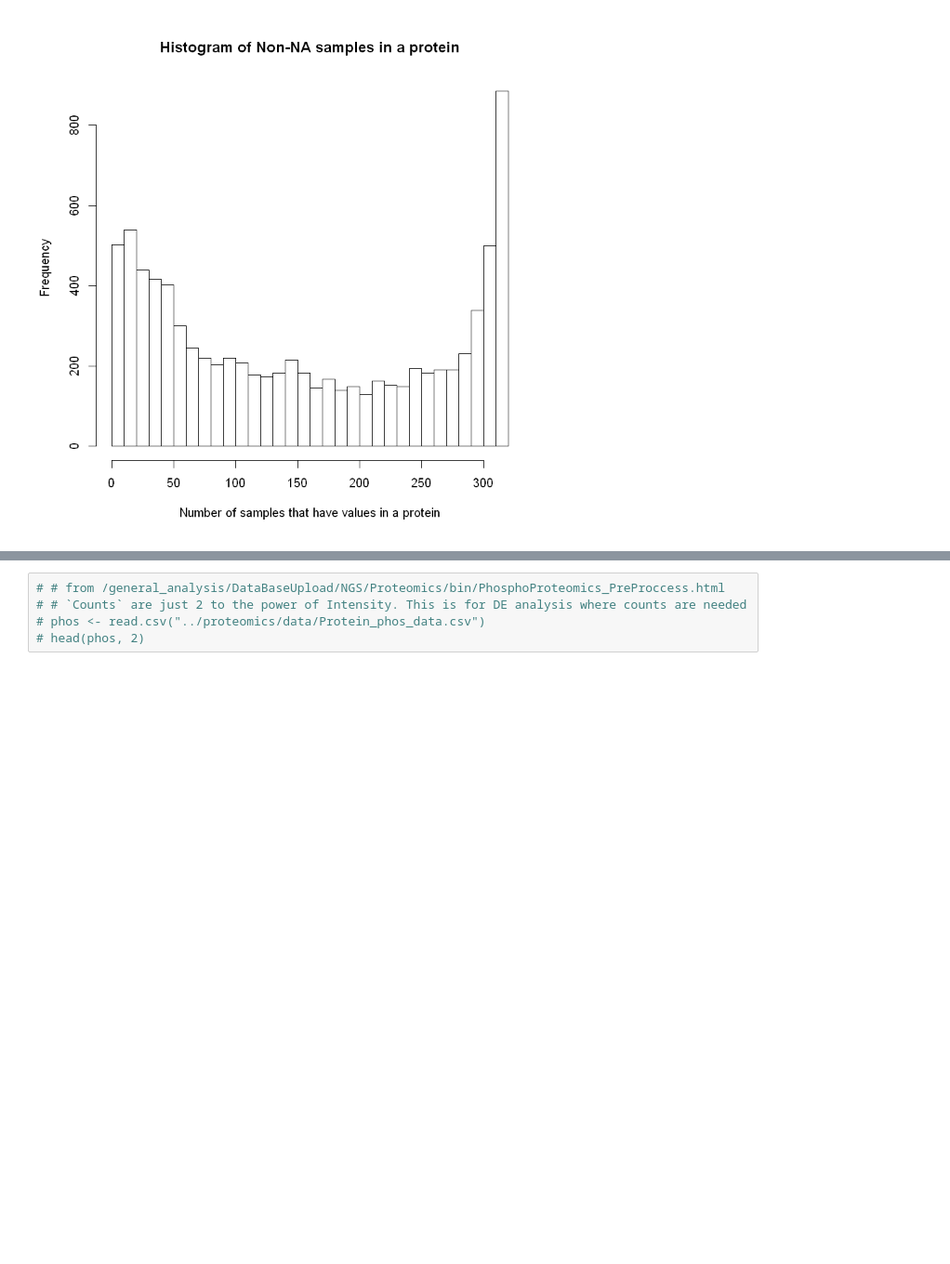
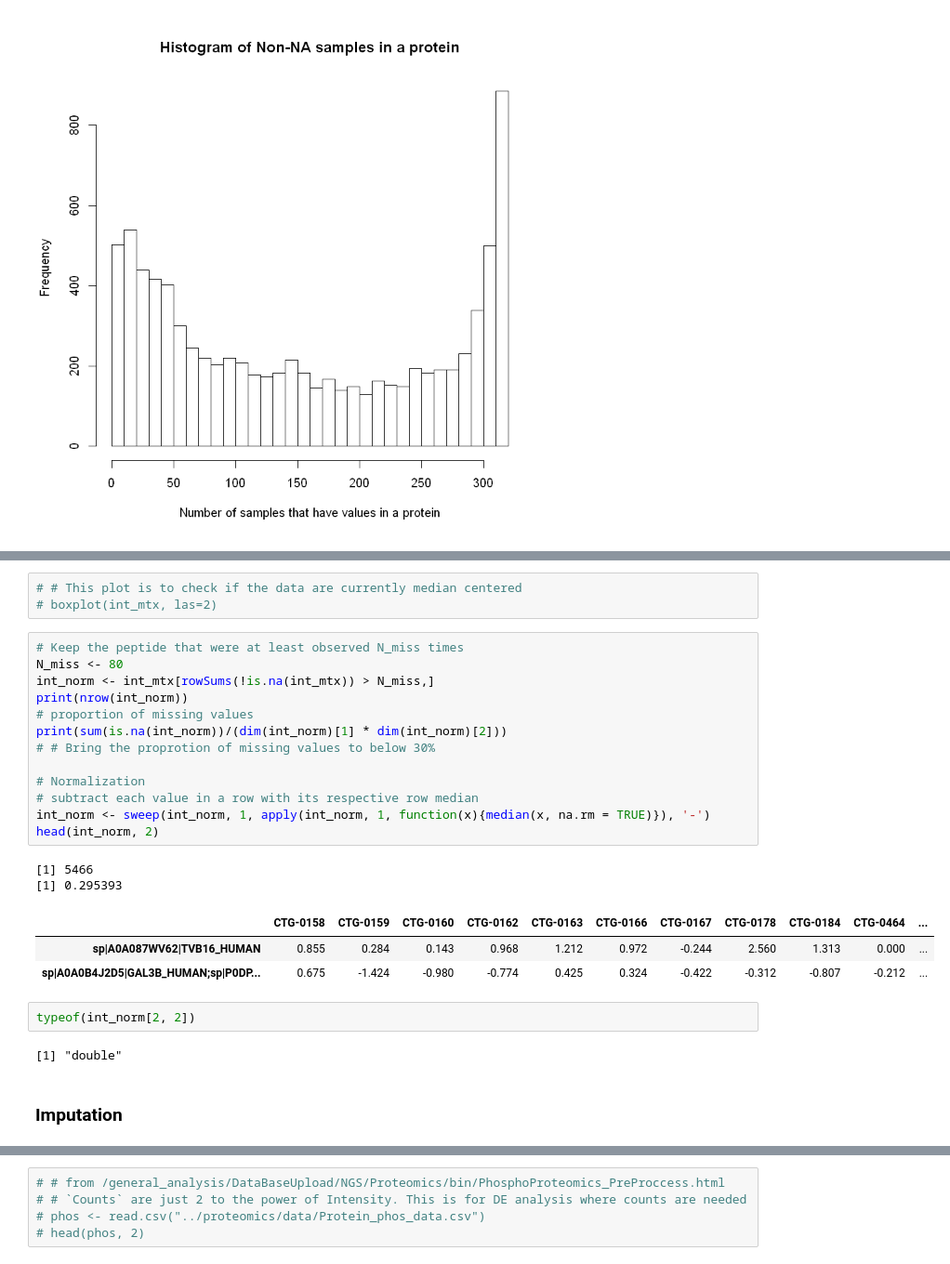
Before and after one commit to liorbey/lumin-workstation-materials, a Jupyter notebook: proteomics_data.ipynb, the cells around one changed output, grey strips where cells are left out. Shown at 93% size. Drawn from its saved outputs; the diff is of its cells as text; blank space fills up the shorter version.

Commit message:
Finish filtering missing values and normalization in proteomics_data.ipynb

```diff
--- a/proteomics_data.ipynb
+++ b/proteomics_data.ipynb
@@ -159,0 +163,28 @@ hist(colSums(!is.na(int_mtx)), breaks = 18,
+# %%
+# # This plot is to check if the data are currently median centered
+# boxplot(int_mtx, las=2)
+# %%
+# Keep the peptide that were at least observed N_miss times
+N_miss <- 80
+int_norm <- int_mtx[rowSums(!is.na(int_mtx)) > N_miss,]
+print(nrow(int_norm))
+# proportion of missing values
+print(sum(is.na(int_norm))/(dim(int_norm)[1] * dim(int_norm)[2]))
+# # Bring the proprotion of missing values to below 30%
+
+# Normalization
+# subtract each value in a row with its respective row median
+int_norm <- sweep(int_norm, 1, apply(int_norm, 1, function(x){median(x, na.rm = TRUE)}), '-')
+head(int_norm, 2)
+# %% [output]
+[1] 5466
+[1] 0.295393
+|  | CTG-0158 | CTG-0159 | CTG-0160 | CTG-0162 | CTG-0163 | CTG-0166 | CTG-0167 | CTG-0178 | CTG-0184 | CTG-0464 | ... |
+| sp|A0A087WV62|TVB16_HUMAN | 0.855 | 0.284 | 0.143 | 0.968 | 1.212 | 0.972 | -0.244 | 2.560 | 1.313 | 0.000 | ... |
+| sp|A0A0B4J2D5|GAL3B_HUMAN;sp|P0DP... | 0.675 | -1.424 | -0.980 | -0.774 | 0.425 | 0.324 | -0.422 | -0.312 | -0.807 | -0.212 | ... |
+# %%
+typeof(int_norm[2, 2])
+# %% [output]
+[1] "double"
+# %% [markdown]
+### Imputation
```
Also changed, not shown: parts of 16 cells of this notebook.
